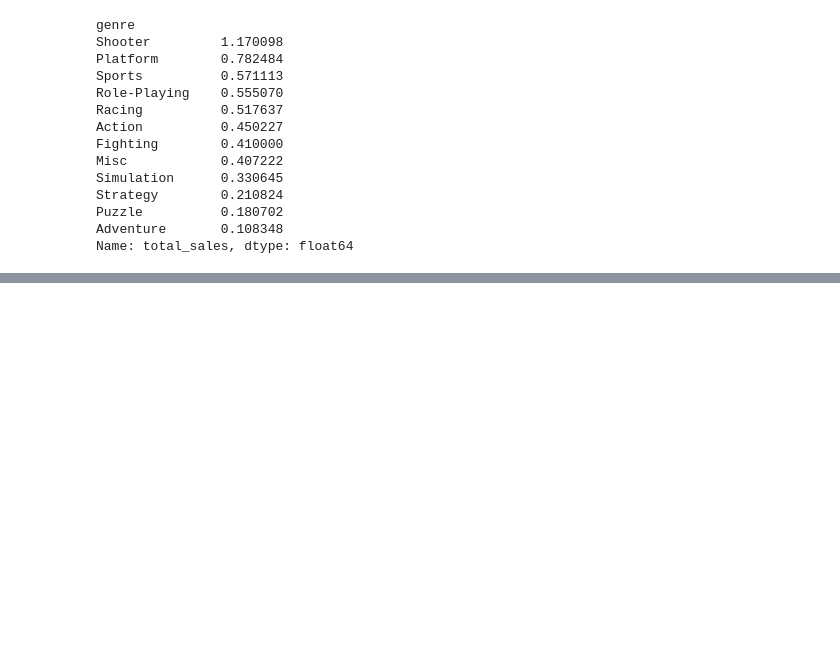
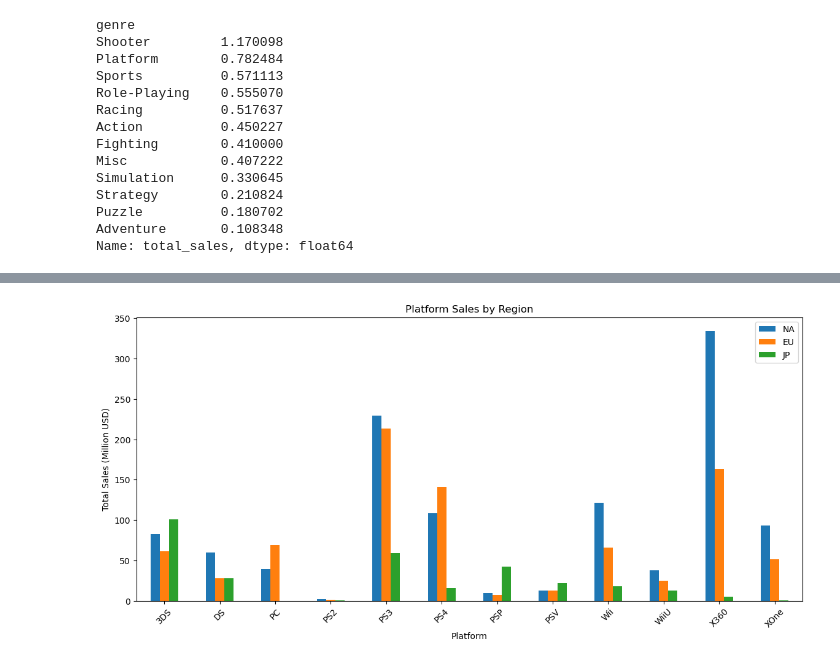
Before and after one commit to augusto-hjs/ice-game-sales-analysis, a Jupyter notebook: notebooks/notebook.ipynb, the cells around one changed output, grey strips where cells are left out. Saved outputs shown, nothing was run; the diff lists cells and outputs as text; code cells hidden in the pictures; blank space fills up the shorter version.

Commit message:
analysis based on region

```diff
--- a/notebooks/notebook.ipynb
+++ b/notebooks/notebook.ipynb
@@ -584,0 +601,37 @@ Name: total_sales, dtype: float64
+# %%
+na_platform = (
+    recent_games.groupby('platform')['na_sales']
+    .sum()
+    .sort_values(ascending=False)
+)
+
+eu_platform = (
+    recent_games.groupby('platform')['eu_sales']
+    .sum()
+    .sort_values(ascending=False)
+)
+
+jp_platform = (
+    recent_games.groupby('platform')['jp_sales']
+    .sum()
+    .sort_values(ascending=False)
+)
+
+regional_platforms = pd.DataFrame({
+    'NA': na_platform,
+    'EU': eu_platform,
+    'JP': jp_platform
+}).fillna(0)
+
+regional_platforms.plot(
+    kind='bar',
+    figsize=(14,6)
+)
+
+plt.title('Platform Sales by Region')
+plt.ylabel('Total Sales (Million USD)')
+plt.xlabel('Platform')
+plt.xticks(rotation=45)
+plt.show()
+# %% [output]
+[figure, added]
```
Also changed, not shown: parts of 6 cells of this notebook.
